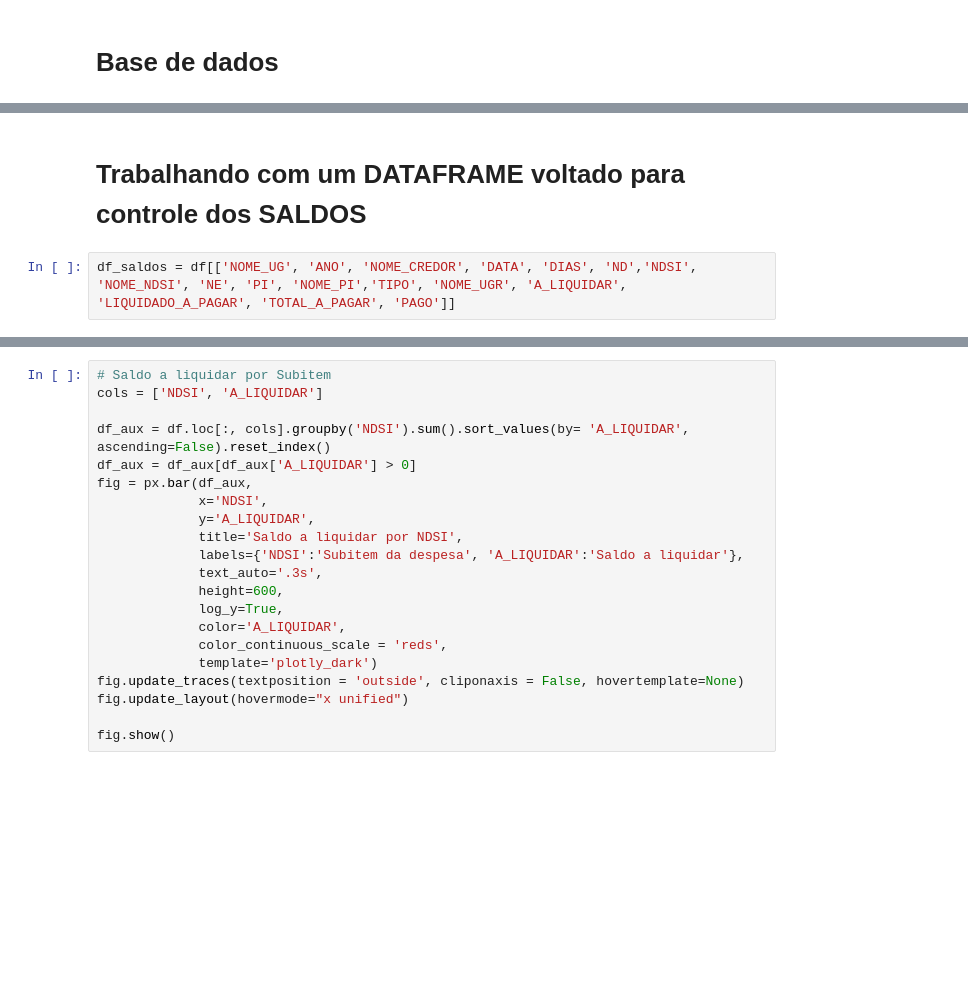
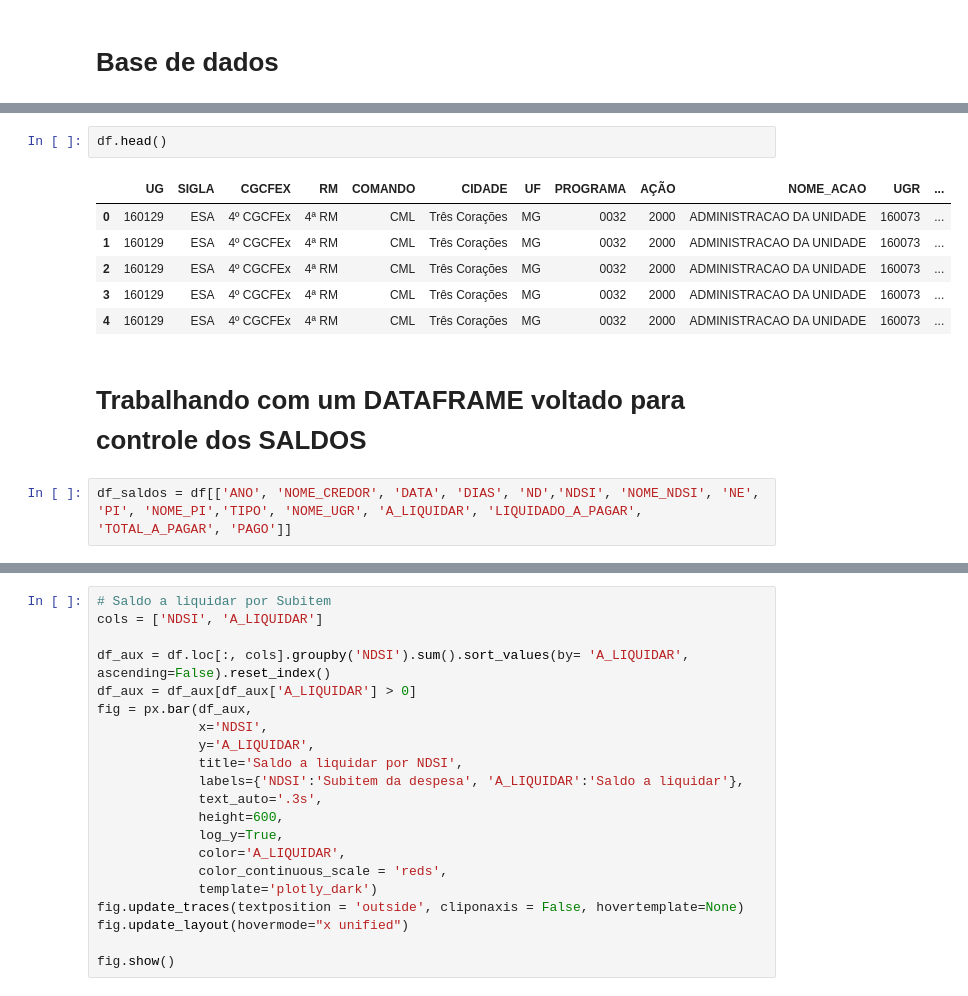
Before and after one commit to DiogoPqdt/Dashboard_ESA, a Jupyter notebook: notebook/sag.ipynb, the cells around one changed output, grey strips where cells are left out. Cells and saved outputs as stored; diff of their text form; blank space fills up the shorter version.

```diff
--- a/notebook/sag.ipynb
+++ b/notebook/sag.ipynb
@@ -64,7 +109,16 @@ df['DIAS'] = df['DIAS'].astype(int)
+# %%
+df.head()
+# %% [output]
+|  | UG | SIGLA | CGCFEX | RM | COMANDO | CIDADE | UF | PROGRAMA | AÇÃO | NOME_ACAO | UGR | ... |
+| 0 | 160129 | ESA | 4º CGCFEx | 4ª RM | CML | Três Corações | MG | 0032 | 2000 | ADMINISTRACAO DA UNIDADE | 160073 | ... |
+| 1 | 160129 | ESA | 4º CGCFEx | 4ª RM | CML | Três Corações | MG | 0032 | 2000 | ADMINISTRACAO DA UNIDADE | 160073 | ... |
+| 2 | 160129 | ESA | 4º CGCFEx | 4ª RM | CML | Três Corações | MG | 0032 | 2000 | ADMINISTRACAO DA UNIDADE | 160073 | ... |
+| 3 | 160129 | ESA | 4º CGCFEx | 4ª RM | CML | Três Corações | MG | 0032 | 2000 | ADMINISTRACAO DA UNIDADE | 160073 | ... |
+| 4 | 160129 | ESA | 4º CGCFEx | 4ª RM | CML | Três Corações | MG | 0032 | 2000 | ADMINISTRACAO DA UNIDADE | 160073 | ... |
 # %% [markdown]
 # Trabalhando com um DATAFRAME voltado para controle dos SALDOS
 # %%
-df_saldos = df[['NOME_UG', 'ANO', 'NOME_CREDOR', 'DATA', 'DIAS', 'ND','NDSI', 'NOME_NDSI', 'NE', 'PI', 'NOME_PI','TIPO', 'NOME_UGR', 'A_LIQUIDAR', 'LIQUIDADO_A_PAGAR', 'TOTAL_A_PAGAR', 'PAGO']]
+df_saldos = df[['ANO', 'NOME_CREDOR', 'DATA', 'DIAS', 'ND','NDSI', 'NOME_NDSI', 'NE', 'PI', 'NOME_PI','TIPO', 'NOME_UGR', 'A_LIQUIDAR', 'LIQUIDADO_A_PAGAR', 'TOTAL_A_PAGAR', 'PAGO']]
 # %%
 # Saldos Totais
 total_pago = df['PAGO'].sum().round(2)
```
Also changed, not shown: parts of 19 cells of this notebook, 5 other files.
